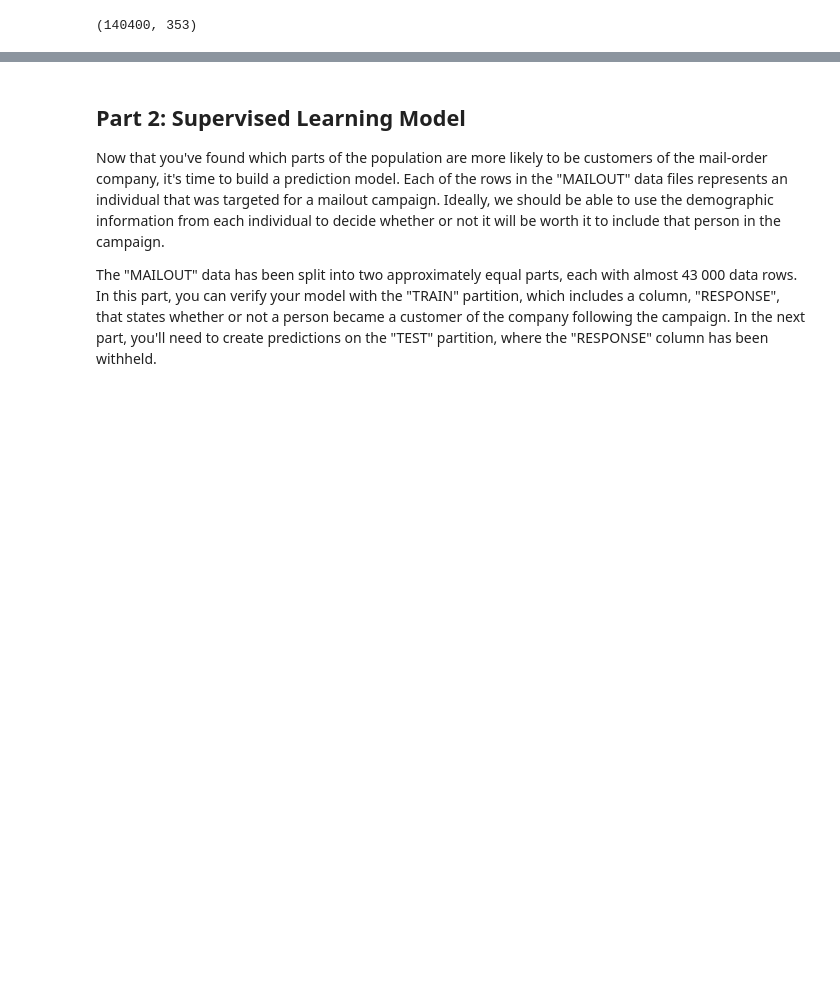
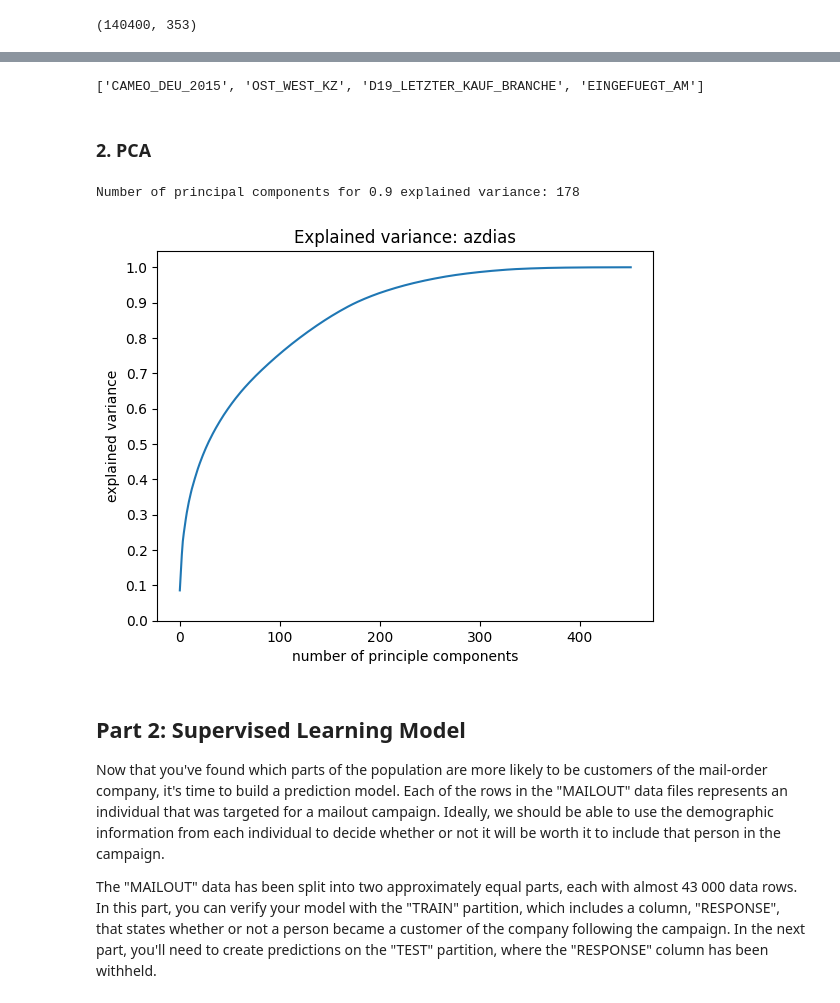
Before and after one commit to jaeyoun-chang/u_city_capstone, a Jupyter notebook: Arvato_Project_Workbook.ipynb, the cells around one changed output, grey strips where cells are left out. Drawn from its saved outputs; the diff is of its cells as text; code cells hidden in the pictures; blank space fills up the shorter version.

```diff
--- a/Arvato_Project_Workbook.ipynb
+++ b/Arvato_Project_Workbook.ipynb
@@ -1137,0 +1736,7 @@ for i in ['continuous_features', 'discrete_features', 'none_numeric_discrete_fea
+# %%
+'''numeric_discrete_features'''
+
+numeric_discrete_pipeline = Pipeline([
+    ('imputation', SimpleImputer(missing_values = np.nan, strategy = 'most_frequent')),
+    ('standardization', StandardScaler())
+])
@@ -1137,0 +1750,7 @@ for i in ['continuous_features', 'discrete_features', 'none_numeric_discrete_fea
+# %%
+'''none_numeric_discrete_features'''
+
+none_numeric_discrete_pipeline = Pipeline([
+    ('imputation', SimpleImputer(missing_values = np.nan, strategy = 'most_frequent')),
+    ('one_hot_encoding', OneHotEncoder(handle_unknown = 'ignore'))
+])
@@ -1137,0 +1766,15 @@ for i in ['continuous_features', 'discrete_features', 'none_numeric_discrete_fea
+# %%
+none_numeric_discrete_features
+# %% [output]
+['CAMEO_DEU_2015', 'OST_WEST_KZ', 'D19_LETZTER_KAUF_BRANCHE', 'EINGEFUEGT_AM']
+# %%
+'''azdias_tf'''
+
+azdias_transformers = [('log_scaling', log_scaling_pipeline, log_scaling_features),
+                      ('continuous', continuous_pipeline, continuous_features),
+                      ('numeric_discrete', numeric_discrete_pipeline, numeric_discrete_features),
+                      ('none_numeric_discrete', none_numeric_discrete_pipeline, none_numeric_discrete_features)]
+
+azdias_col_transformer = ColumnTransformer(transformers = azdias_transformers)
+azdias_tf = azdias_col_transformer.fit_transform(azdias)
+azdias_tf.shape
@@ -1138,3 +1795,21 @@ for i in ['continuous_features', 'discrete_features', 'none_numeric_discrete_fea
+# %% [markdown]
+### 2. PCA
+# %%
+pca = PCA()
+azdias_pca = pca.fit_transform(azdias_tf)
+# %%
+plt.plot(np.cumsum(pca.explained_variance_ratio_))
+plt.title('Explained variance: azdias')
+plt.xlabel('number of principle components')
+plt.ylabel('explained variance')
+plt.yticks(np.arange(0, 1.1, 0.1));
+
+cumulative_variance = np.cumsum(pca.explained_variance_ratio_)
+print('Number of principal components for 0.9 explained variance:',
+      np.argmax(cumulative_variance >= 0.9) + 1)
+# %% [output]
+Number of principal components for 0.9 explained variance: 178
+[figure, added]
 # %% [markdown]
 ## Part 2: Supervised Learning Model
 
```
Also changed, not shown: parts of 89 cells of this notebook, 11 other files.
